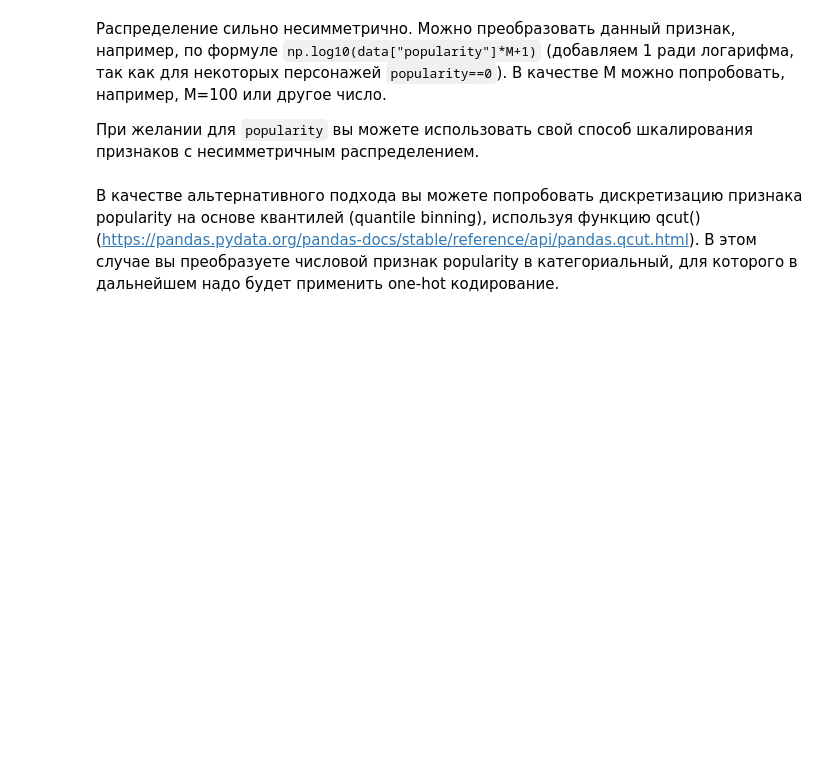
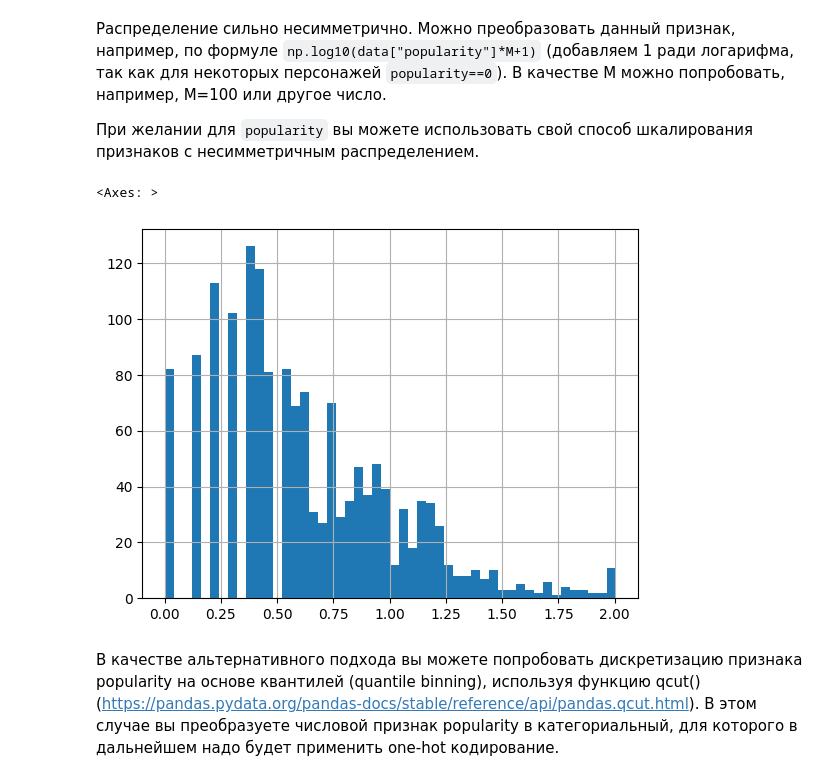
Before and after one commit to BDOlegsey/-, a Jupyter notebook: week_01_ml_intro/Homework/hw_1_game_of_thrones.ipynb, the cells around one changed output. Cells and saved outputs as stored; diff of their text form; code cells hidden in the pictures; blank space fills up the shorter version.

```diff
--- a/week_01_ml_intro/Homework/hw_1_game_of_thrones.ipynb
+++ b/week_01_ml_intro/Homework/hw_1_game_of_thrones.ipynb
@@ -216,6 +216,15 @@ data['popularity'].hist(bins=50)
 Распределение сильно несимметрично. Можно преобразовать данный признак, например, по формуле `np.log10(data["popularity"]*M+1)` (добавляем 1 ради логарифма, так как для некоторых персонажей `popularity==0`). В качестве M можно попробовать, например, M=100 или другое число.
 
 При желании для `popularity` вы можете использовать свой способ шкалирования признаков с несимметричным распределением.
+# %%
+import numpy as np
+
+M = 100
+data["popularity_log"] = np.log10(data["popularity"] * M + 1)
+data["popularity_log"].hist(bins=50)
+# %% [output]
+<Axes: >
+[figure, added]
 # %% [markdown]
 В качестве альтернативного подхода вы можете попробовать дискретизацию признака popularity на основе квантилей (quantile binning), используя функцию qcut() (https://pandas.pydata.org/pandas-docs/stable/reference/api/pandas.qcut.html). В этом случае вы преобразуете числовой признак popularity в категориальный, для которого в дальнейшем надо будет применить one-hot кодирование.
 # %% [markdown]
```
Also changed, not shown: parts of 1 cell of this notebook.
